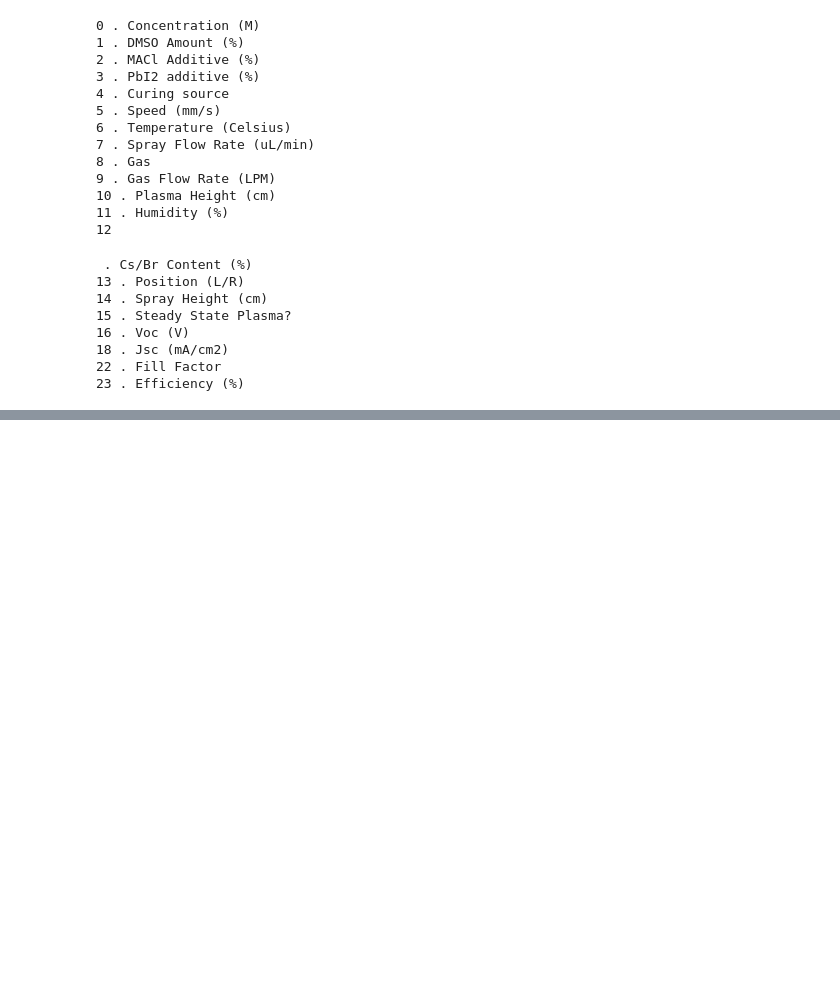
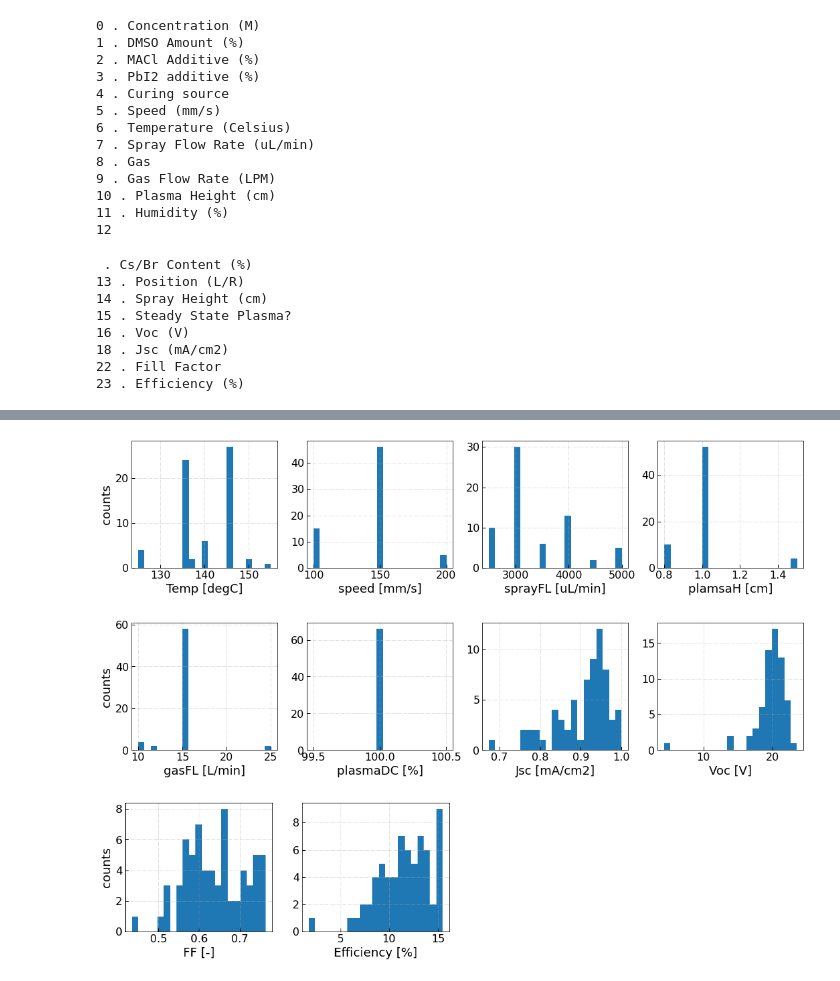
Before and after one commit to PV-Lab/SL-PerovskiteOpt, a Jupyter notebook: active_perov_opt/PerovScaleup_Round1_Pick_Previous_NewPlamsa_Data_20200927.ipynb, the cells around one changed output, grey strips where cells are left out. Cells and saved outputs as stored; diff of their text form; code cells hidden in the pictures; blank space fills up the shorter version.

```diff
--- a/active_perov_opt/PerovScaleup_Round1_Pick_Previous_NewPlamsa_Data_20200927.ipynb
+++ b/active_perov_opt/PerovScaleup_Round1_Pick_Previous_NewPlamsa_Data_20200927.ipynb
@@ -102,2 +100,26 @@ df_previous
+# %%
+df = df_previous
+df_cols = df.columns
+n_col = 4 # num of columns per row in the figure
+
+for n in np.arange(0, 12, n_col):
+    fig,axes = plt.subplots(1, n_col, figsize=(18, 3.5), sharey = False)
+    fs = 20
+    for i in np.arange(n_col):
+        if n< len(df_cols):
+            axes[i].hist(df.iloc[:,n], bins=21)####
+            axes[i].set_xlabel(df_cols[n], fontsize = 18)
+        else:
+            axes[i].axis("off")
+        n = n+1
+    axes[0].set_ylabel('counts', fontsize = 18)
+    for i in range(len(axes)):
+        axes[i].tick_params(direction='in', length=5, width=1, labelsize = fs*.8, grid_alpha = 0.5)
+        axes[i].grid(True, linestyle='-.')
+    plt.show()
+# %% [output]
+[figure, added]
+[figure, added]
+[figure, added]
 # %%
 ### df_previous.to_excel("new_plamsa_previous_selected_20200927.xlsx")
```
Also changed, not shown: parts of 1 cell of this notebook.
